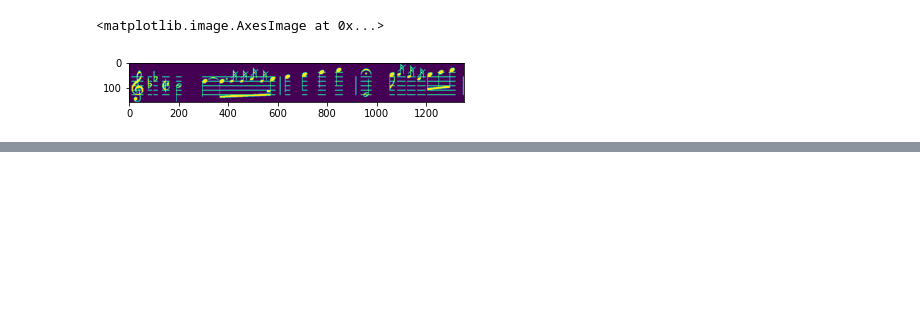
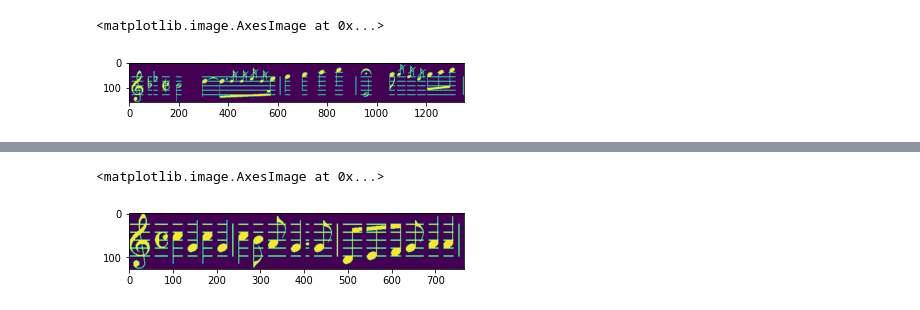
Before and after one commit to jahn18/ML-Music-Sheet-Classifier, a Jupyter notebook: ML_model/CPEN_291_Project_Splitting.ipynb, the cells around one changed output, grey strips where cells are left out. Drawn from its saved outputs; the diff is of its cells as text; code cells hidden in the pictures; blank space fills up the shorter version.

Commit message:
split

```diff
--- a/ML_model/CPEN_291_Project_Splitting.ipynb
+++ b/ML_model/CPEN_291_Project_Splitting.ipynb
@@ -514,7 +753,7 @@ for i in range(len(music_dataset)): #get Images #create dataset..
 # %%
 os.chdir('/content')
 # %%
-dataset_Coor = MusicClassificationLine('Corpus', 'train.txt', 'vocabulary_semantic.txt')
+dataset_Coor = MusicClassificationLineSplitted('Corpus', 'train.txt', 'vocabulary_semantic.txt', music_dataset)
 # %%
 dataset_Coor[1000][0] #7 - 1 line
 # %% [output]
@@ -781,0 +875,5 @@ dataset_train_det, dataset_test_det, _ = torch.utils.data.random_split(SOMEDATAS
+# %%
+plt.imshow(dataset_Coor[55]) #get image
+# %% [output]
+<matplotlib.image.AxesImage at 0x...>
+[figure, added]
```
Also changed, not shown: parts of 44 cells of this notebook.
